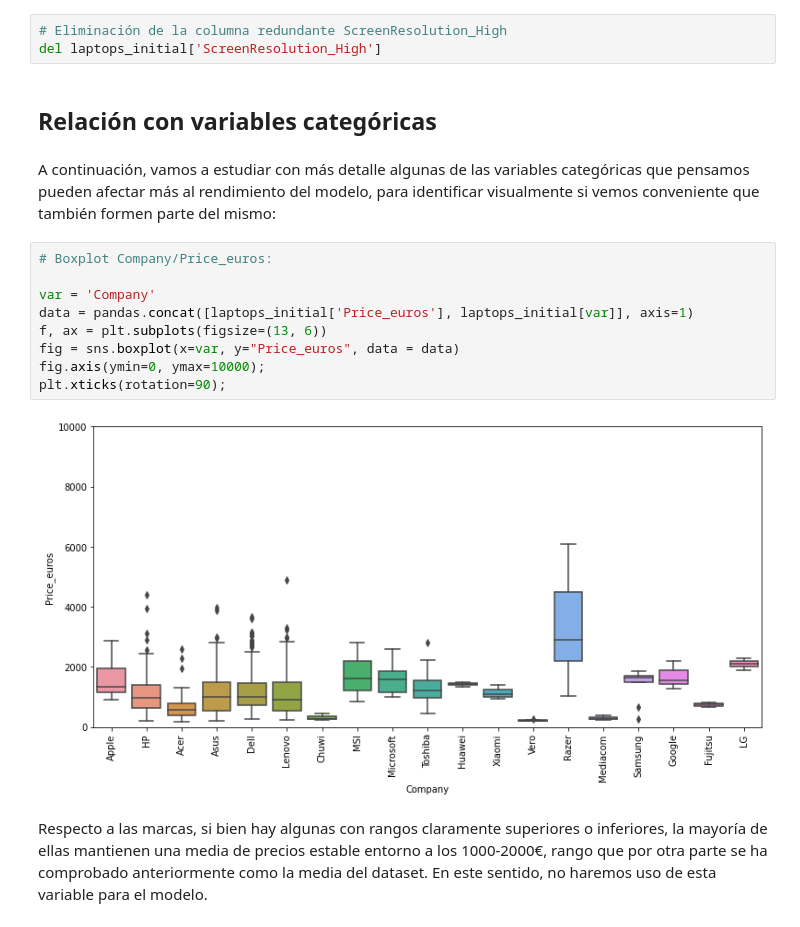
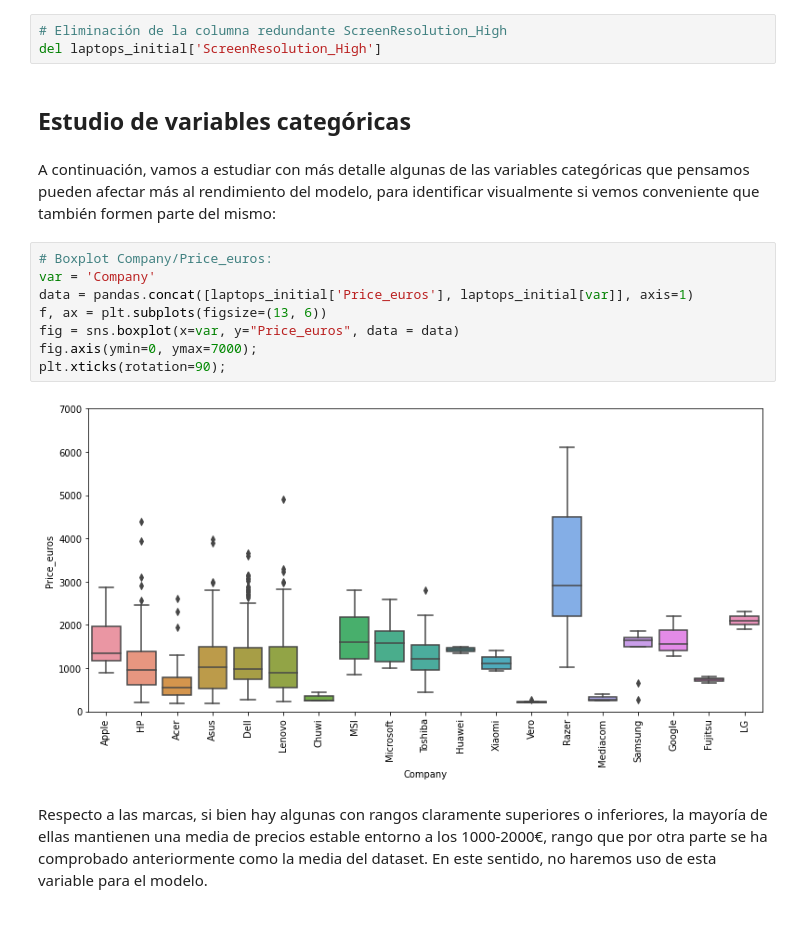
Before and after one commit to carlosalloUOC/PRA2-Limpieza-Analisis, a Jupyter notebook: src/Práctica 2 - Tipologia.ipynb, the cells around one changed output. Saved outputs shown, nothing was run; the diff lists cells and outputs as text.

```diff
--- a/src/Práctica 2 - Tipologia.ipynb
+++ b/src/Práctica 2 - Tipologia.ipynb
@@ -903,20 +905,19 @@ Dado que se identifica que la resolución de pantalla a lo ancho y alto están c
 # Eliminación de la columna redundante ScreenResolution_High
 del laptops_initial['ScreenResolution_High']
 # %% [markdown]
-## **Relación con variables categóricas**
+## **Estudio de variables categóricas**
 # %% [markdown]
 A continuación, vamos a estudiar con más detalle algunas de las variables categóricas que pensamos pueden afectar más al rendimiento del modelo, para identificar visualmente si vemos conveniente que también formen parte del mismo:
 # %%
 # Boxplot Company/Price_euros:
-
 var = 'Company'
 data = pandas.concat([laptops_initial['Price_euros'], laptops_initial[var]], axis=1)
 f, ax = plt.subplots(figsize=(13, 6))
 fig = sns.boxplot(x=var, y="Price_euros", data = data)
-fig.axis(ymin=0, ymax=10000);
+fig.axis(ymin=0, ymax=7000);
 plt.xticks(rotation=90);
 # %% [output]
-[figure, old version]
+[figure, new version]
 # %% [markdown]
 Respecto a las marcas, si bien hay algunas con rangos claramente superiores o inferiores, la mayoría de ellas mantienen una media de precios estable entorno a los 1000-2000€, rango que por otra parte se ha comprobado anteriormente como la media del dataset. En este sentido, no haremos uso de esta variable para el modelo.
 # %%
```
Also changed, not shown: parts of 12 cells of this notebook, 1 other file.
